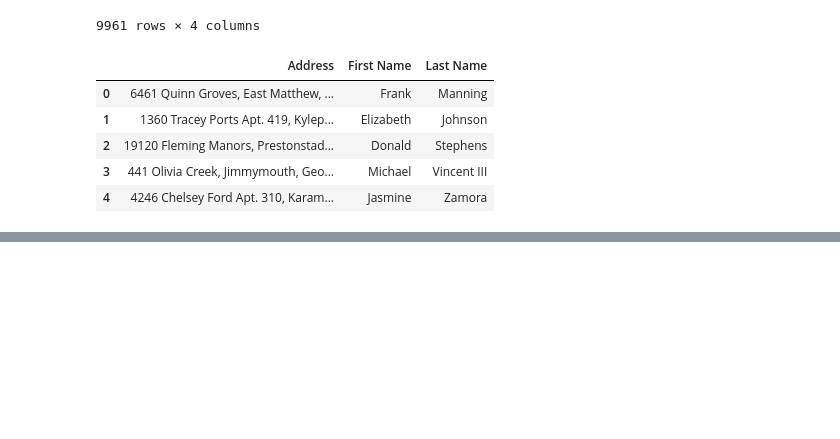
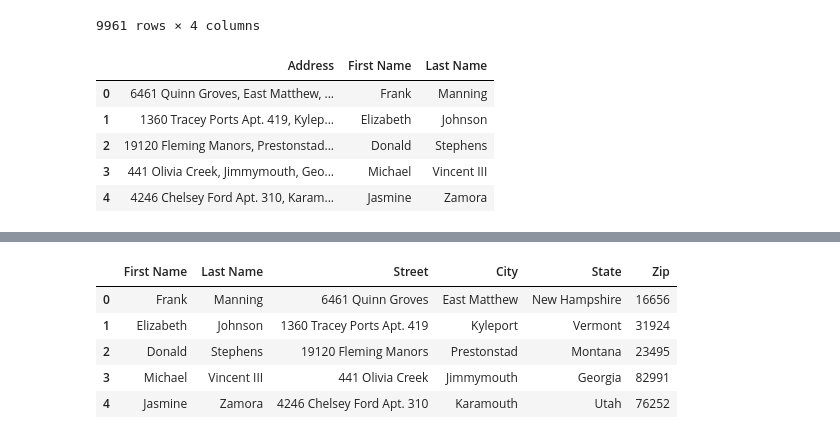
Before and after one commit to ljyGmail/pandas_in_action, a Jupyter notebook: ch06_working_with_text_data.ipynb, the cells around one changed output, grey strips where cells are left out. Drawn from its saved outputs; the diff is of its cells as text; code cells hidden in the pictures; blank space fills up the shorter version.

```diff
--- a/ch06_working_with_text_data.ipynb
+++ b/ch06_working_with_text_data.ipynb
@@ -454,0 +505,9 @@ customers.head()
+# %%
+customers.drop(labels="Address", axis="columns").head()
+# %% [output]
+|  | First Name | Last Name | Street | City | State | Zip |
+| 0 | Frank | Manning | 6461 Quinn Groves | East Matthew | New Hampshire | 16656 |
+| 1 | Elizabeth | Johnson | 1360 Tracey Ports Apt. 419 | Kyleport | Vermont | 31924 |
+| 2 | Donald | Stephens | 19120 Fleming Manors | Prestonstad | Montana | 23495 |
+| 3 | Michael | Vincent III | 441 Olivia Creek | Jimmymouth | Georgia | 82991 |
+| 4 | Jasmine | Zamora | 4246 Chelsey Ford Apt. 310 | Karamouth | Utah | 76252 |
```
Also changed, not shown: parts of 13 cells of this notebook.
